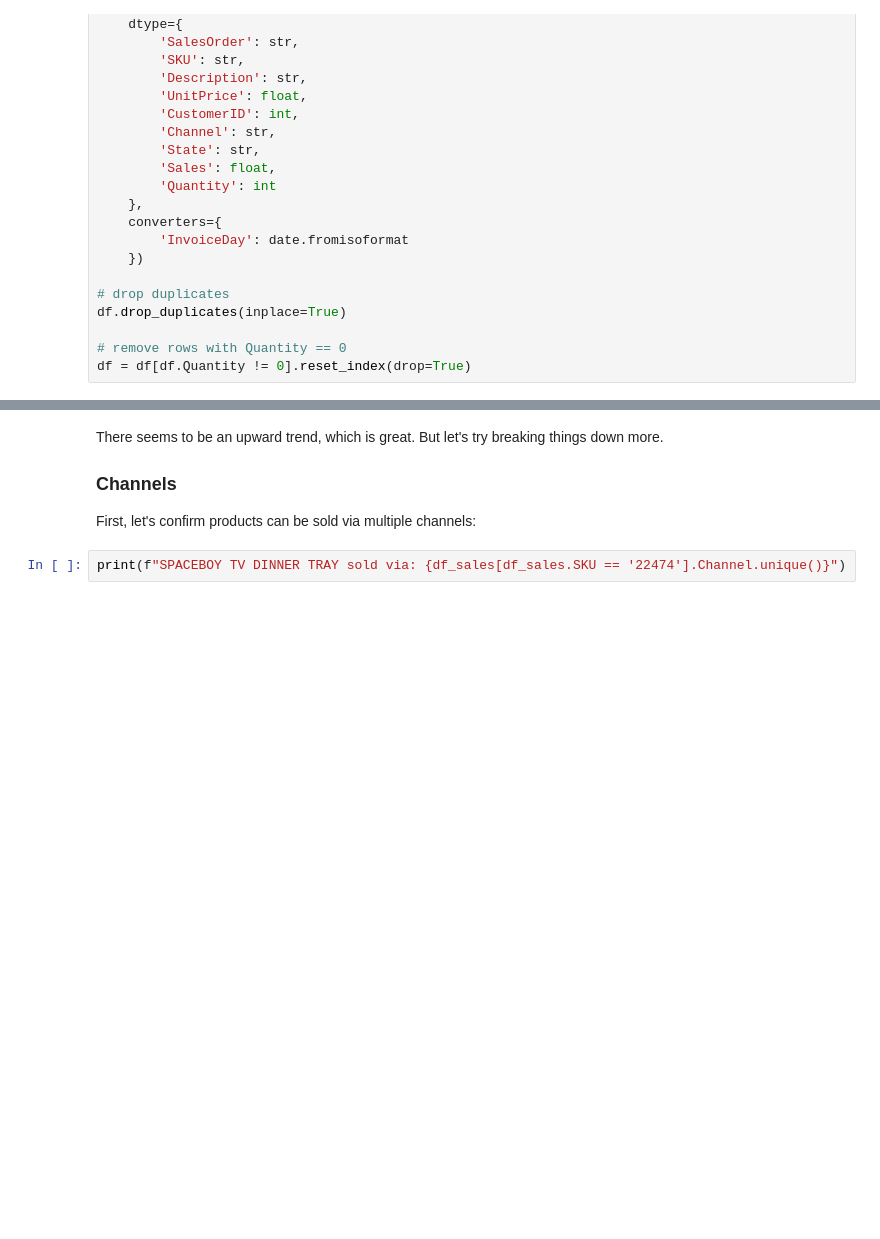
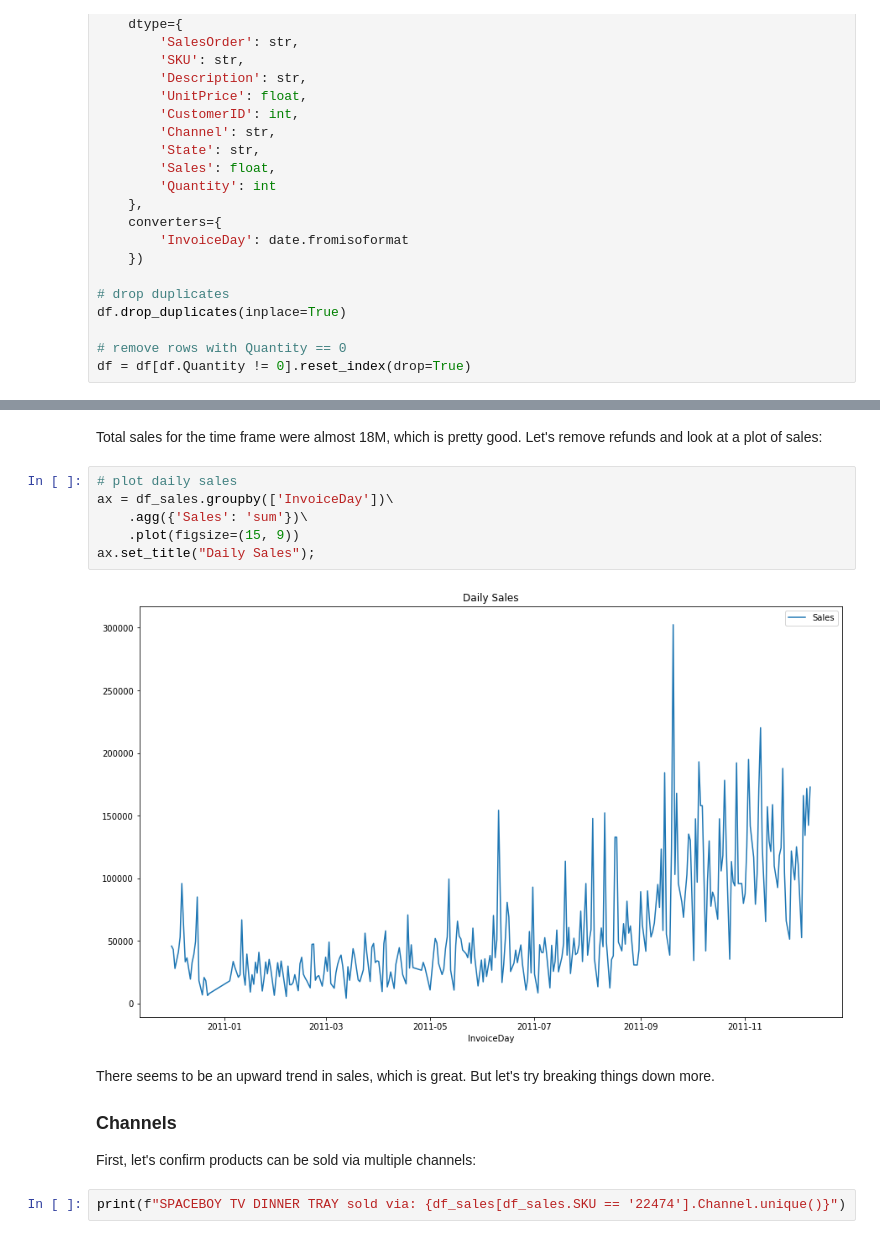
Before and after one commit to rob-dalton/comoto-takehome, a Jupyter notebook: section_1b.ipynb, the cells around one changed output, grey strips where cells are left out. Cells and saved outputs as stored; diff of their text form; blank space fills up the shorter version.

```diff
--- a/section_1b.ipynb
+++ b/section_1b.ipynb
@@ -58,5 +71,15 @@ df_sales.groupby(['InvoiceDay'])\
+# %% [markdown]
+Total sales for the time frame were almost 18M, which is pretty good. Let's remove refunds and look at a plot of sales:
+# %%
+# plot daily sales
+ax = df_sales.groupby(['InvoiceDay'])\
+    .agg({'Sales': 'sum'})\
+    .plot(figsize=(15, 9))
+ax.set_title("Daily Sales");
+# %% [output]
+[figure, added]
 # %% [markdown]
-There seems to be an upward trend, which is great. But let's try breaking things down more.
+There seems to be an upward trend in sales, which is great. But let's try breaking things down more.
 ### Channels
 First, let's confirm products can be sold via multiple channels:
 # %%
```
Also changed, not shown: parts of 32 cells of this notebook, 2 other files.
